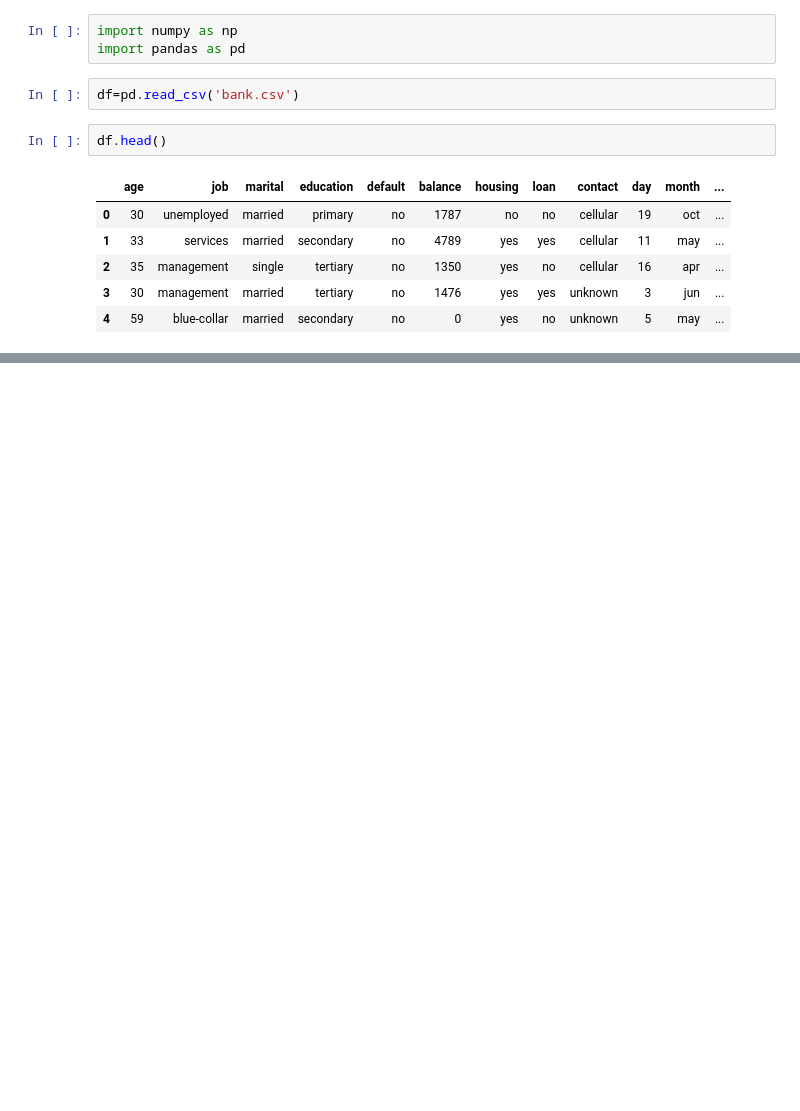
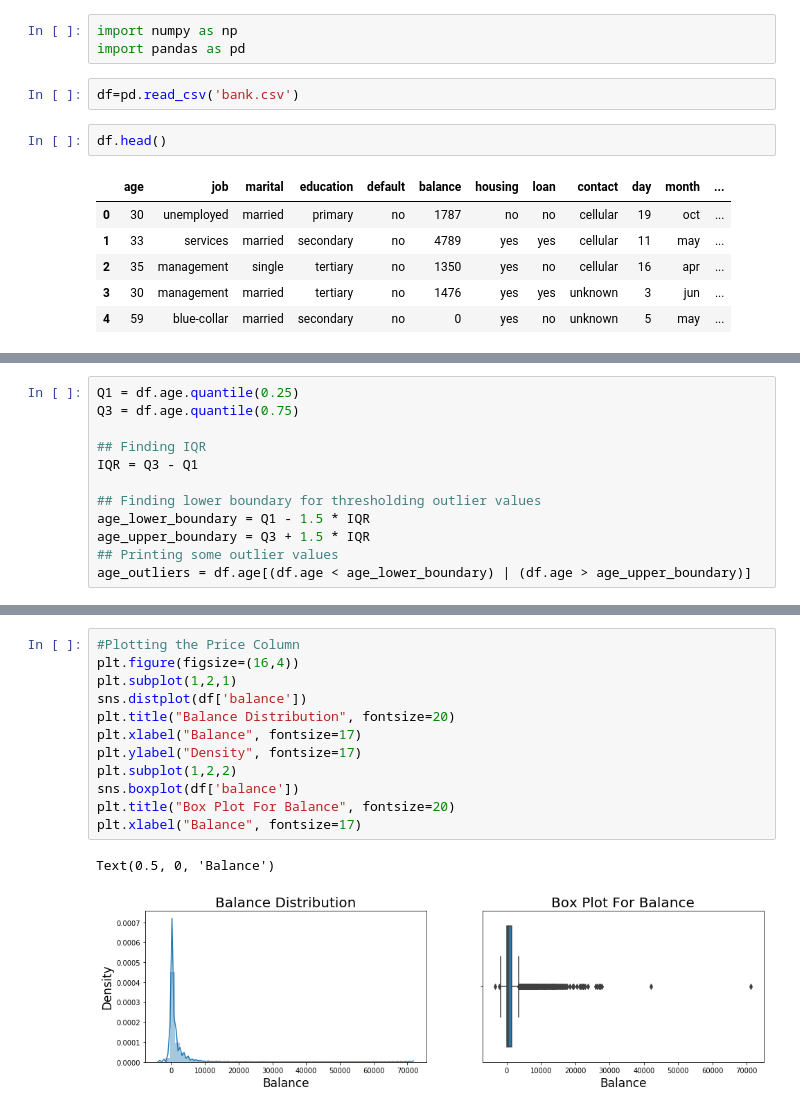
Before and after one commit to shivachandrakante/upGrad_BankMarketing, a Jupyter notebook: Bank_Marketing.ipynb, the cells around one changed output, grey strips where cells are left out. Cells and saved outputs as stored; diff of their text form; blank space fills up the shorter version.

```diff
--- a/Bank_Marketing.ipynb
+++ b/Bank_Marketing.ipynb
@@ -14,0 +205,12 @@ df.head()
+# %%
+Q1 = df.age.quantile(0.25)
+Q3 = df.age.quantile(0.75)
+
+## Finding IQR
+IQR = Q3 - Q1
+
+## Finding lower boundary for thresholding outlier values
+age_lower_boundary = Q1 - 1.5 * IQR
+age_upper_boundary = Q3 + 1.5 * IQR
+## Printing some outlier values
+age_outliers = df.age[(df.age < age_lower_boundary) | (df.age > age_upper_boundary)]
@@ -14,0 +222,15 @@ df.head()
+# %%
+#Plotting the Price Column
+plt.figure(figsize=(16,4))
+plt.subplot(1,2,1)
+sns.distplot(df['balance'])
+plt.title("Balance Distribution", fontsize=20)
+plt.xlabel("Balance", fontsize=17)
+plt.ylabel("Density", fontsize=17)
+plt.subplot(1,2,2)
+sns.boxplot(df['balance'])
+plt.title("Box Plot For Balance", fontsize=20)
+plt.xlabel("Balance", fontsize=17)
+# %% [output]
+Text(0.5, 0, 'Balance')
+[figure, added]
```
Also changed, not shown: parts of 48 cells of this notebook, 1 other file.
